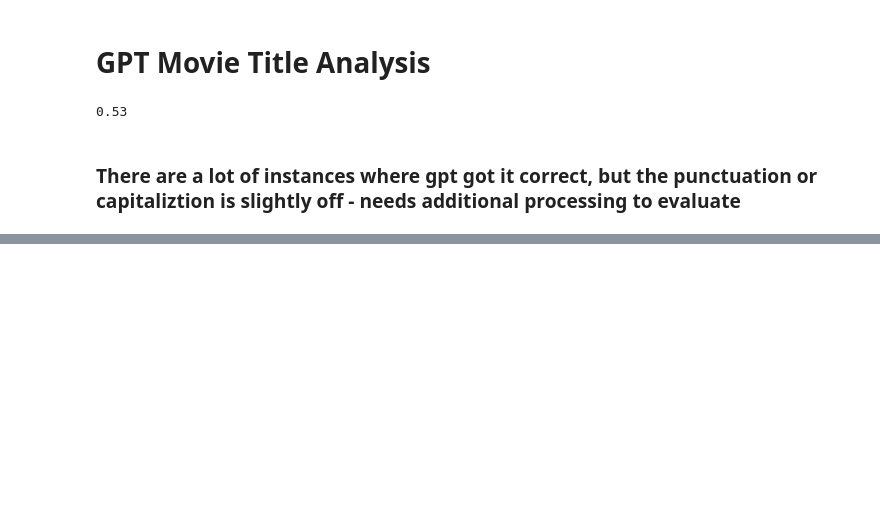
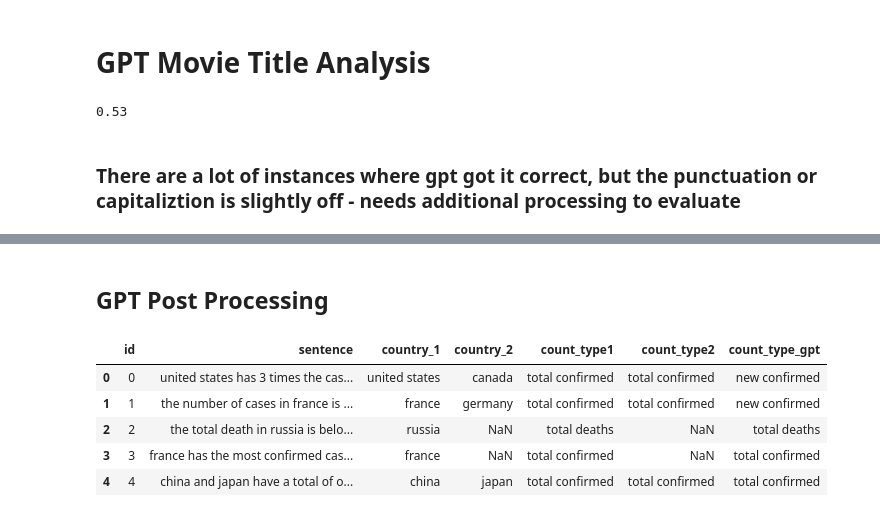
Before and after one commit to sullivannicole/simplER, a Jupyter notebook: simplER_GPT.ipynb, the cells around one changed output, grey strips where cells are left out. Saved outputs shown, nothing was run; the diff lists cells and outputs as text; code cells hidden in the pictures; blank space fills up the shorter version.

Commit message:
COVID GPT run

```diff
--- a/simplER_GPT.ipynb
+++ b/simplER_GPT.ipynb
@@ -267,0 +343,13 @@ round(np.sum(imdb_reviews_uncertain['movie'] == imdb_reviews_uncertain['gpt_movi
+# %% [markdown]
+## GPT Post Processing
+# %%
+covid_df = pd.read_csv('data/covid_raw_user_sentences_w_ids_after_gpt.csv').iloc[:, 1:]
+# %%
+covid_df.head()
+# %% [output]
+|  | id | sentence | country_1 | country_2 | count_type1 | count_type2 | count_type_gpt |
+| 0 | 0 | united states has 3 times the cas... | united states | canada | total confirmed | total confirmed | new confirmed |
+| 1 | 1 | the number of cases in france is ... | france | germany | total confirmed | total confirmed | new confirmed |
+| 2 | 2 | the total death in russia is belo... | russia | NaN | total deaths | NaN | total deaths |
+| 3 | 3 | france has the most confirmed cas... | france | NaN | total confirmed | NaN | total confirmed |
+| 4 | 4 | china and japan have a total of o... | china | japan | total confirmed | total confirmed | total confirmed |
```
Also changed, not shown: parts of 24 cells of this notebook, 1 other file.
